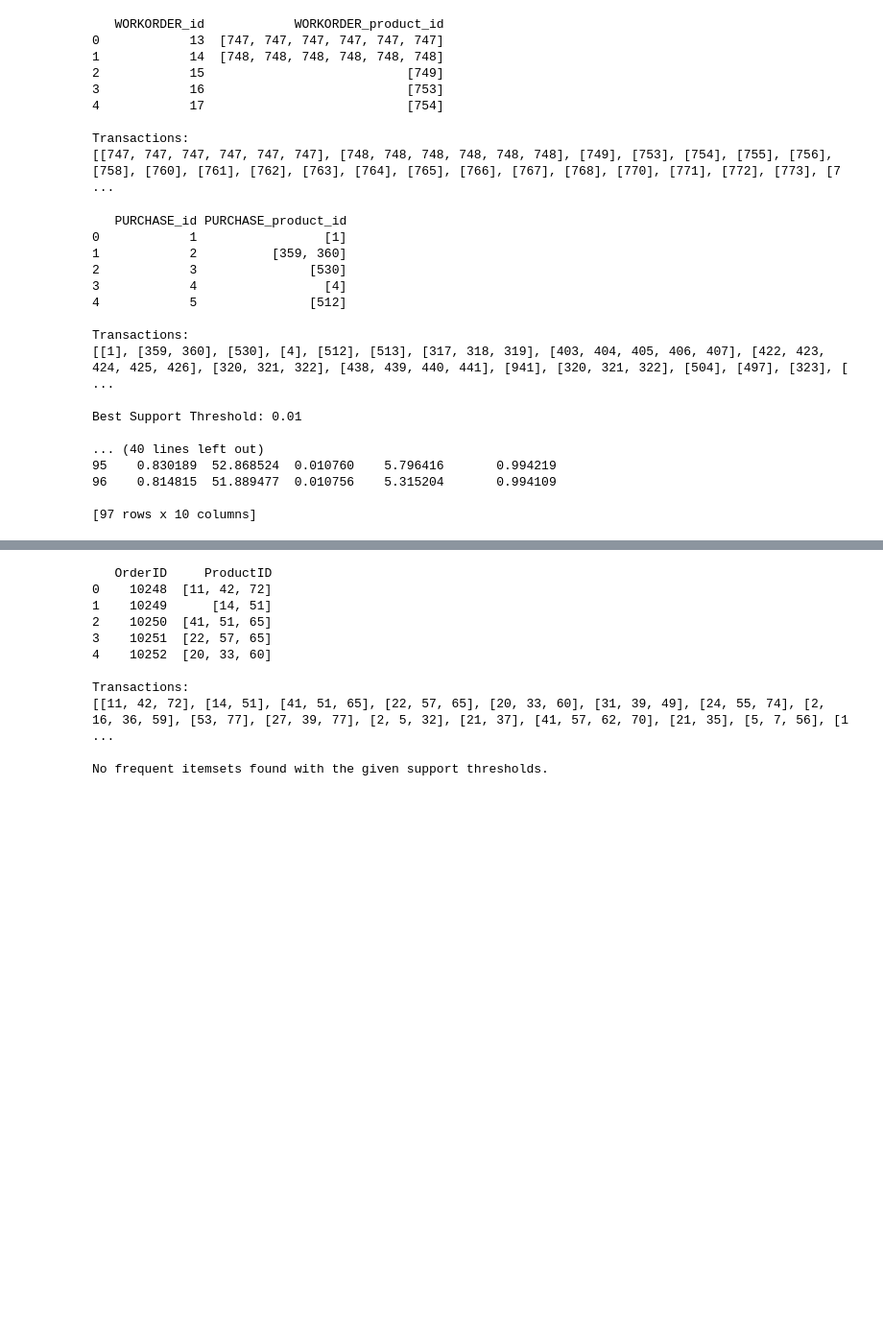
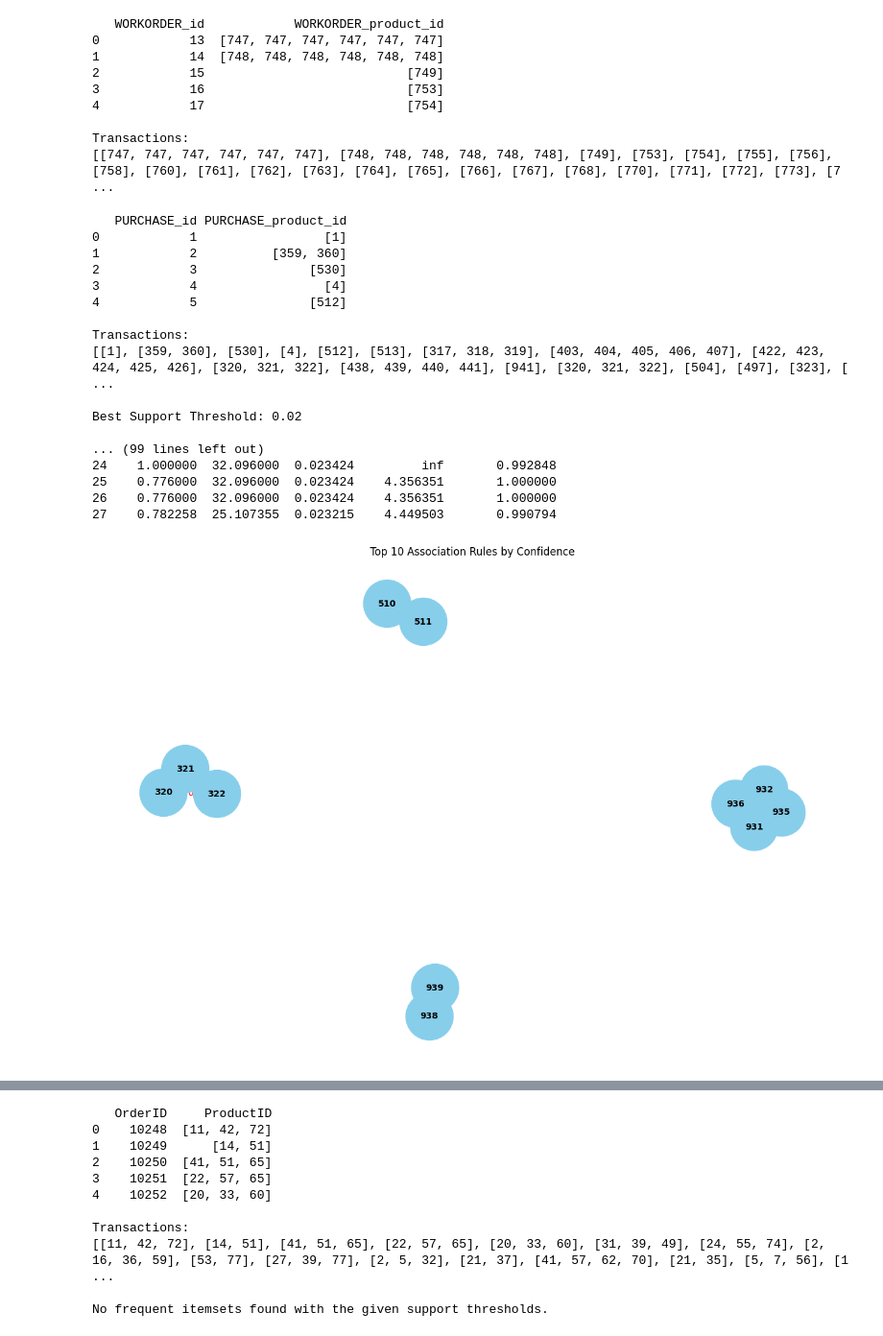
Before and after one commit to DiegoIEC/deds_project, a Jupyter notebook: Machinelearning/FI-model_bestellingen.ipynb, the cells around one changed output, grey strips where cells are left out. Shown at 96% size. Drawn from its saved outputs; the diff is of its cells as text; code cells hidden in the pictures; blank space fills up the shorter version.

Commit message:
visualise for frequent itemsets

```diff
--- a/Machinelearning/FI-model_bestellingen.ipynb
+++ b/Machinelearning/FI-model_bestellingen.ipynb
@@ -194,7 +194,7 @@ def find_best_threshold(encoded_df, thresholds, minconf_threshold=0.7):
     return best_threshold, best_itemsets, best_rules
 
 # Define the range of support thresholds to check
-support_thresholds = [0.01, 0.02, 0.03, 0.04, 0.05, 0.06, 0.07, 0.08]
+support_thresholds = [0.02,0.03, 0.04, 0.05, 0.06, 0.07, 0.08]
 
 # Find the best threshold
 best_threshold, best_itemsets, best_rules = find_best_threshold(df_encoded, support_thresholds)
@@ -219,10 +219,35 @@ else:
 Transactions:
 [[1], [359, 360], [530], [4], [512], [513], [317, 318, 319], [403, 404, 405, 406, 407], [422, 423, 424, 425, 426], [320, 321, 322], [438, 439, 440, 441], [941], [320, 321, 322], [504], [497], [323], [ ...
 
-Best Support Threshold: 0.01
+Best Support Threshold: 0.02
 
-... (40 lines left out)
-95    0.830189  52.868524  0.010760    5.796416       0.994219
-96    0.814815  51.889477  0.010756    5.315204       0.994109
-
-[97 rows x 10 columns]
+... (99 lines left out)
+24    1.000000  32.096000  0.023424         inf       0.992848
+25    0.776000  32.096000  0.023424    4.356351       1.000000
+26    0.776000  32.096000  0.023424    4.356351       1.000000
+27    0.782258  25.107355  0.023215    4.449503       0.990794
+# %%
+import networkx as nx
+
+# Visualize the association rules as a network graph
+def plot_association_rules(rules, top_n=10):
+    rules = rules.sort_values(by='confidence', ascending=False).head(top_n)
+
+    G = nx.DiGraph()
+
+    for i, rule in rules.iterrows():
+        for antecedent in rule['antecedents']:
+            for consequent in rule['consequents']:
+                G.add_edge(antecedent, consequent, weight=rule['confidence'])
+
+    pos = nx.spring_layout(G)
+    plt.figure(figsize=(12, 8))
+    nx.draw(G, pos, with_labels=True, node_size=3000, node_color='skyblue', font_size=10, font_weight='bold')
+    edge_labels = {(rule[0], rule[1]): f'{rule[2]:.2f}' for rule in G.edges(data='weight')}
+    nx.draw_networkx_edge_labels(G, pos, edge_labels=edge_labels, font_color='red')
+    plt.title(f'Top {top_n} Association Rules by Confidence')
+    plt.show()
+
+plot_association_rules(best_rules)
+# %% [output]
+[figure, added]
```
Also changed, not shown: parts of 1 cell of this notebook.
